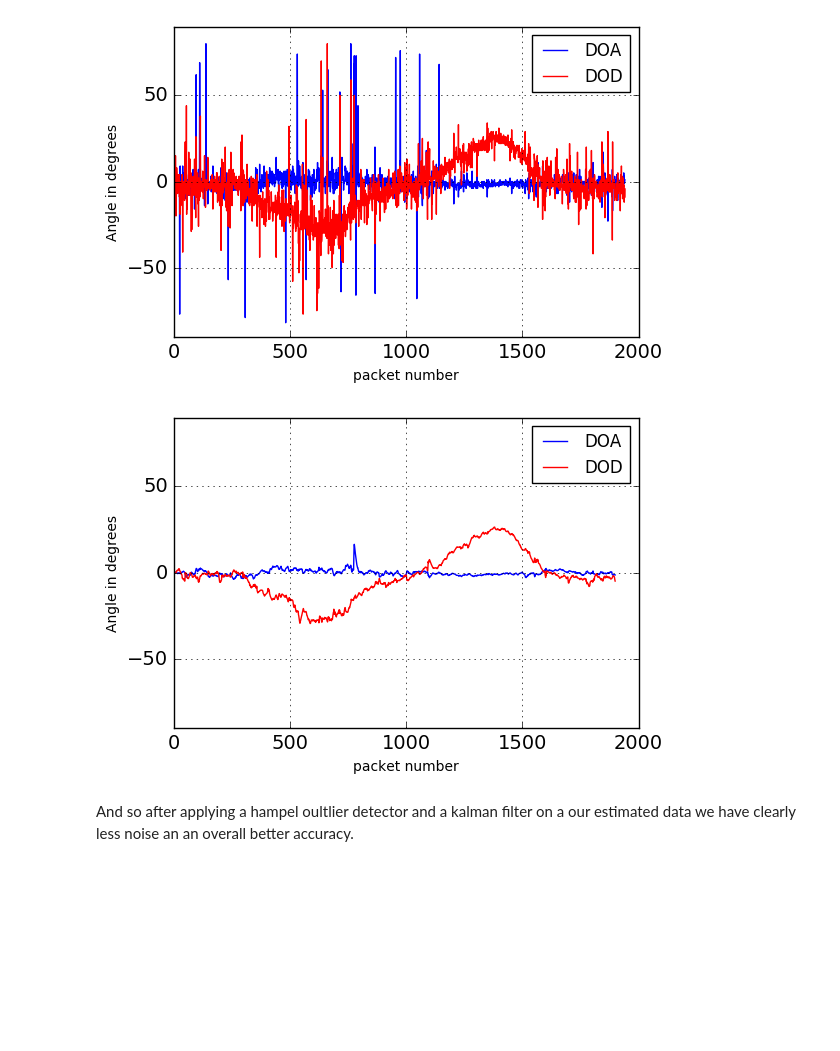
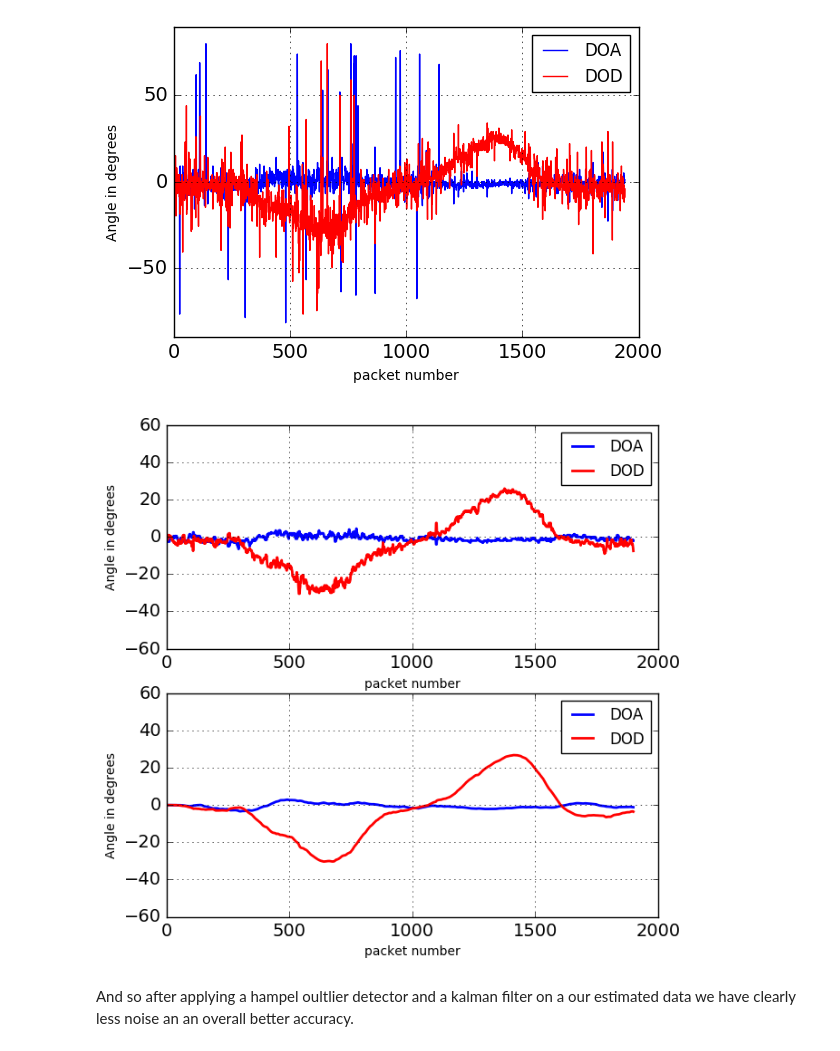
Before and after one commit to naoufal51/Orion, a Jupyter notebook: code/ORION.ipynb, the cells around one changed output. Drawn from its saved outputs; the diff is of its cells as text; code cells hidden in the pictures; blank space fills up the shorter version.

```diff
--- a/code/ORION.ipynb
+++ b/code/ORION.ipynb
@@ -126,22 +126,35 @@ plt.show()
 # %%
 %matplotlib inline
 import matplotlib.pyplot as plt
 from kalman_fil import *
 
-DOA, DOD=kalman_fil("exp_meas.csv")
-
-plt.figure()
+DOA, DOD,angles1,angles2=kalman_fil("exp_meas.csv")
+plt.figure(figsize=(7,7))
 plt.grid(True)
 plt.ylabel('Angle in degrees')
 plt.xlabel('packet number')
-plt.plot(DOA,'b',linewidth='1',label='DOA')
-plt.plot(DOD,'r',linewidth='1',label='DOD')
+
+plt.subplot(2, 1, 2)
+plt.plot(DOA,'b',linewidth='2',label='DOA')
+plt.plot(DOD,'r',linewidth='2',label='DOD')
 plt.tick_params(labelsize=14)
 plt.legend()
-plt.ylim(-90, 90)
+plt.grid(True)
+plt.ylabel('Angle in degrees')
+plt.xlabel('packet number')
+plt.ylim(-60, 60)
+plt.subplot(2, 1, 1)
+plt.plot(angles1,'b',linewidth='2',label='DOA')
+plt.plot(angles2,'r',linewidth='2',label='DOD')
+plt.grid(True)
+plt.ylabel('Angle in degrees')
+plt.xlabel('packet number')
+plt.tick_params(labelsize=14)
+plt.legend()
+plt.ylim(-60, 60)
 plt.show()
 # %% [output]
-[figure, old version]
+[figure, new version]
 # %% [markdown]
 And so after applying a hampel oultlier detector and a kalman filter on a our estimated data we have clearly less noise an an overall better accuracy.
 # %% [markdown]
```
